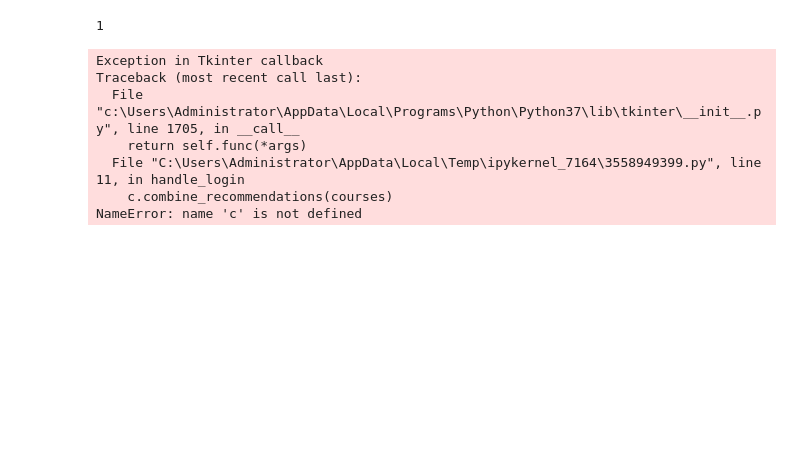
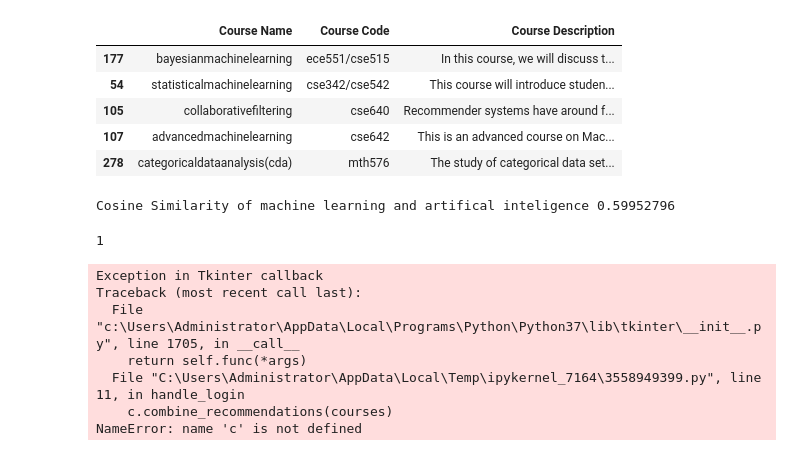
Before and after one commit to Dhruv-Mishra/Course-Similarity-Evaluator, a Jupyter notebook: Demo.ipynb, the cells around one changed output. Saved outputs shown, nothing was run; the diff lists cells and outputs as text; code cells hidden in the pictures; blank space fills up the shorter version.

```diff
--- a/Demo.ipynb
+++ b/Demo.ipynb
@@ -254,3 +284,18 @@ TypeError: caclulate_similarity() missing 1 required positional argument: 'title
+# %%
+query = ["machine learning"]
+c.combine_recommendations(query).head()
+# %% [output]
+|  | Course Name | Course Code | Course Description |
+| 177 | bayesianmachinelearning | ece551/cse515 | In this course, we will discuss t... |
+| 54 | statisticalmachinelearning | cse342/cse542 | This course will introduce studen... |
+| 105 | collaborativefiltering | cse640 | Recommender systems have around f... |
+| 107 | advancedmachinelearning | cse642 | This is an advanced course on Mac... |
+| 278 | categoricaldataanalysis(cda) | mth576 | The study of categorical data set... |
+# %%
+query = ["machine learning","artifical inteligence"]
+print("Cosine Similarity of "+query[0]+" and "+query[1],c.caclulate_similarity(query))
+# %% [output]
+Cosine Similarity of machine learning and artifical inteligence 0.59952796
 # %%
 from tkinter import *
 from PIL import ImageTk,Image
```
Also changed, not shown: parts of 2 cells of this notebook.
